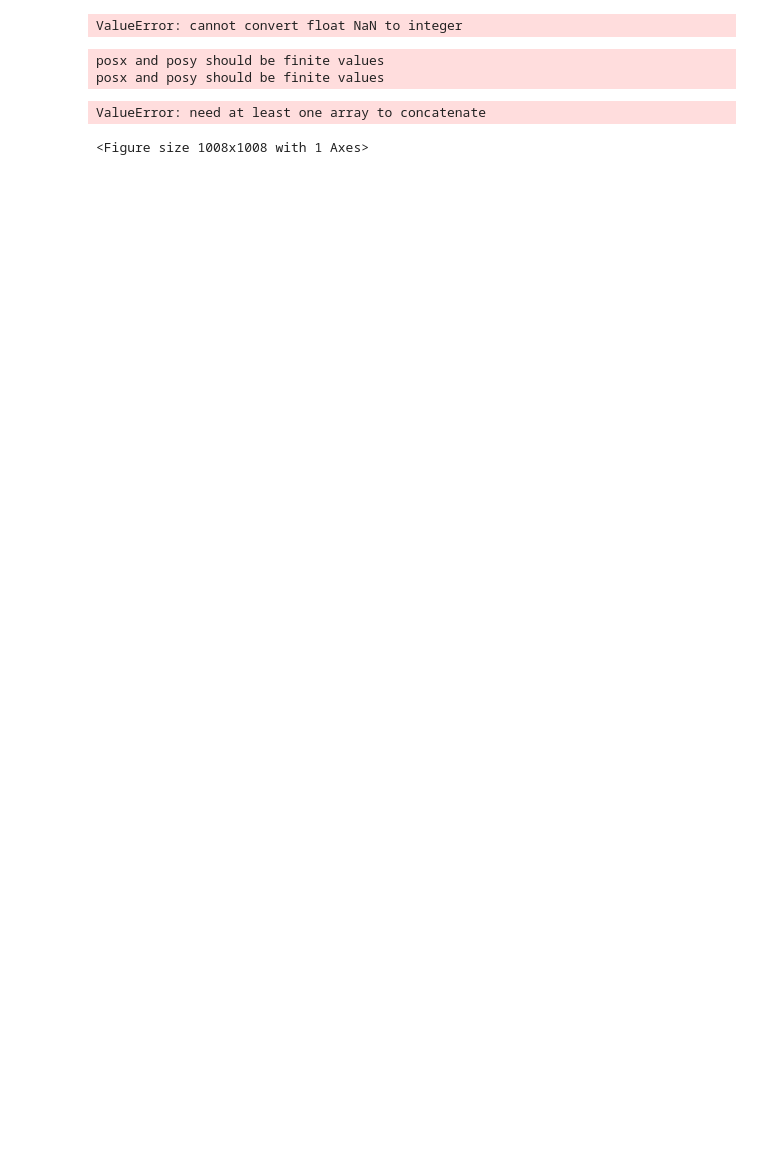
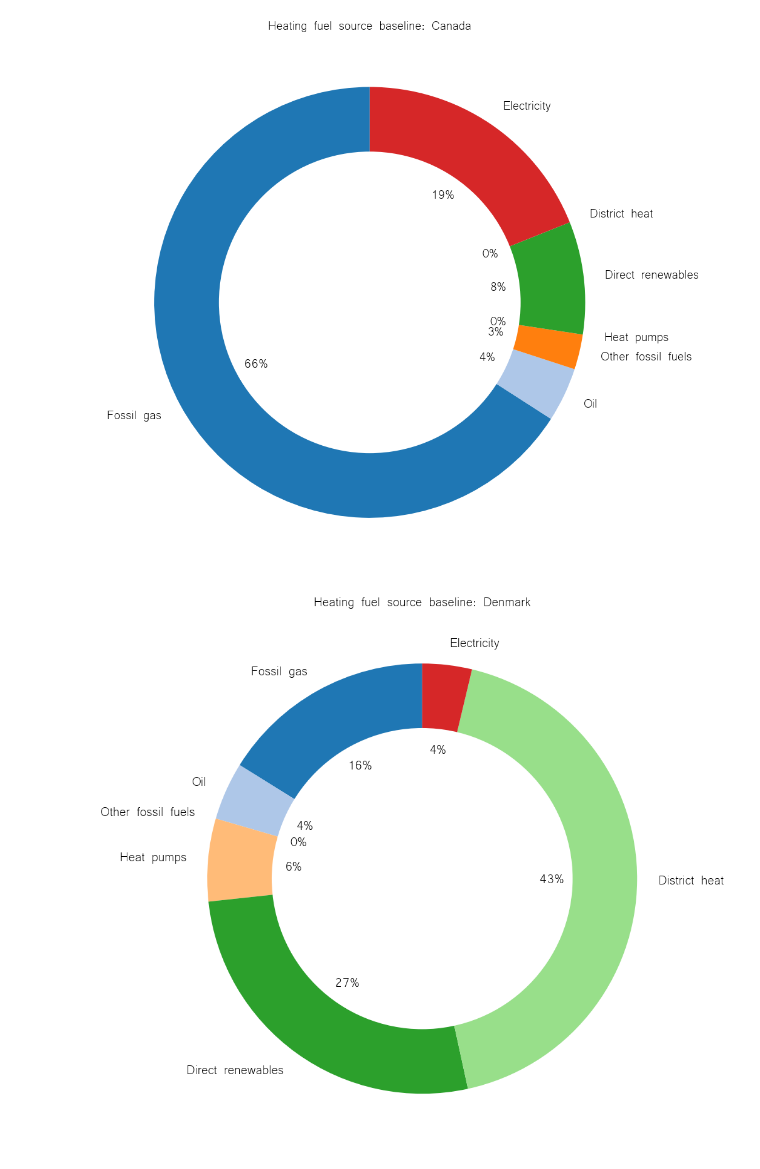
Before and after one commit to dgscotia/heat_country_data, a Jupyter notebook: heat_notebook.ipynb, the cells around one changed output. Cells and saved outputs as stored; diff of their text form; code cells hidden in the pictures; blank space fills up the shorter version.

```diff
--- a/heat_notebook.ipynb
+++ b/heat_notebook.ipynb
@@ -6,6 +7,8 @@ import numpy as np
 # %%
 df_1 = pd.read_csv("heat_data_fig_1_python.csv").set_index("Country")
 df_2 = pd.read_csv("heat_data_fig_2_python.csv").set_index("Country")
+fontprops = {'fontsize': 25, 'fontname':'Microsoft Yi Baiti'}
+colors = sns.color_palette("tab20")
 # %%
 df_2
 # %%
@@ -28,18 +21,14 @@ df_1
 # %%
 for country in df_1.index:
     plt.figure(figsize=(14,14))
-    colors = sns.color_palette("tab10")
-    plt.pie(df_1.loc[country], labels=labels_1, colors=colors, startangle=90, autopct='%.0f%%', textprops={'fontsize': 20})
-    plt.title(f'Heating fuel source baseline: {country}', fontdict={'fontsize': 20})
+    plt.pie(df_1.loc[country], labels=labels_1, colors=colors, startangle=90, autopct='%.0f%%', textprops=fontprops)
+    plt.title(f'Heating fuel source baseline: {country}', fontdict=fontprops)
     centre_circle = plt.Circle((0,0),0.70,fc='white')
     fig = plt.gcf()
     fig.gca().add_artist(centre_circle)
     plt.tight_layout()
     plt.savefig(f"Exported/{country}_figure_1")
     plt.show()
 # %% [output]
-ValueError: cannot convert float NaN to integer
-posx and posy should be finite values
-posx and posy should be finite values
-ValueError: need at least one array to concatenate
-<Figure size 1008x1008 with 1 Axes>
+[figure, added]
+[figure, added]
```
Also changed, not shown: parts of 4 cells of this notebook, 17 other files.
